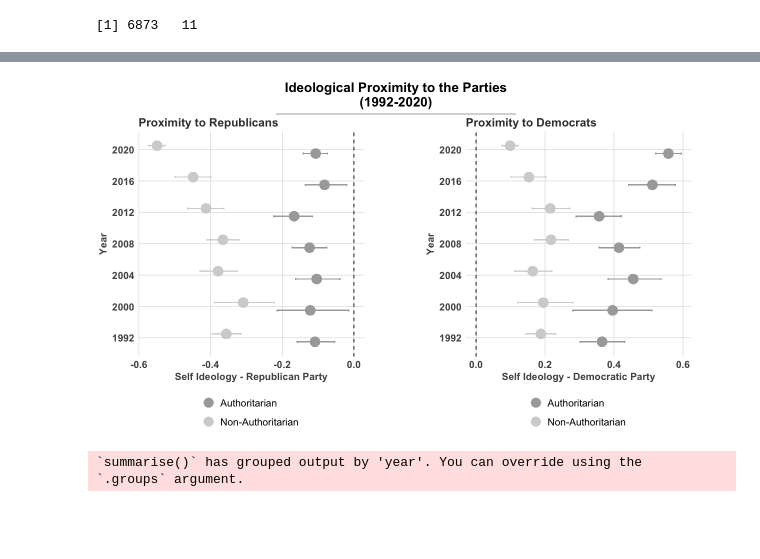
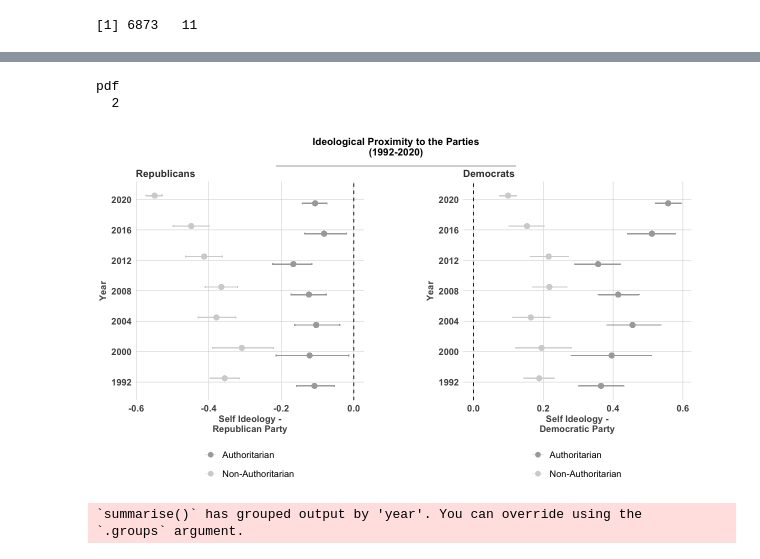
Before and after one commit to crweber9874/authoritarianism_uspolitics, a Jupyter notebook: Chapter Analysis/Chapter 8 Analysis/post_process.ipynb, the cells around one changed output, grey strips where cells are left out. Cells and saved outputs as stored; diff of their text form; code cells hidden in the pictures; blank space fills up the shorter version.

```diff
--- a/Chapter Analysis/Chapter 8 Analysis/post_process.ipynb
+++ b/Chapter Analysis/Chapter 8 Analysis/post_process.ipynb
@@ -175,17 +165,17 @@ A grouped_df: 14 x 12
 options(repr.plot.width = 10, repr.plot.height = 6)
 
 ggtheme <- theme(
-   plot.title = element_text(face = "bold", hjust = 0, vjust = 0, colour = "#3C3C3C", size = 20),
-   axis.text.x = element_text(size = 12, colour = "#535353", face = "bold"),
-   axis.text.y = element_text(size = 12, colour = "#535353", face = "bold"),
-   axis.title = element_text(size = 12, colour = "#535353", face = "bold"),
-   axis.title.y = element_text(size = 12, colour = "#535353", face = "bold", vjust = 1.5),
+   plot.title = element_text(face = "bold", hjust = 0, vjust = 0, colour = "#3C3C3C", size = 12),
+   axis.text.x = element_text(size = 11, colour = "#535353", face = "bold"),
+   axis.text.y = element_text(size = 11, colour = "#535353", face = "bold"),
+   axis.title = element_text(size = 11, colour = "#535353", face = "bold"),
+   axis.title.y = element_text(size = 11, colour = "#535353", face = "bold", vjust = 1.5),
    axis.ticks = element_blank(),
-   strip.text.x = element_text(size = 12),
+   strip.text.x = element_text(size = 11),
    panel.grid.major = element_line(colour = "#D0D0D0", size = .25),
    panel.background = element_rect(fill = "white"),
-   legend.text = element_text(size = 12),
-   legend.title = element_text(size = 16)
+   legend.text = element_text(size = 11),
+   legend.title = element_text(size = 12)
 )
 
 
@@ -205,10 +195,10 @@ a = plotting_data  %>%
   mutate(max = quantile(probability, 0.975)) %>%
   mutate(Authoritarianism = ifelse(authoritarianism == 1, "Authoritarian", "Non-Authoritarian")) %>%
   ggplot(aes(x = factor(year), y = med, ymin = min, ymax = max, colour = Authoritarianism, group = Authoritarianism)) +
-  geom_point(size = 5, alpha = 1, position = position_dodge(width = 0.5)) +
+  geom_point(size = 2.5, alpha = 1, position = position_dodge(width = 0.5)) +
   geom_errorbar(width = 0.10, alpha = 0.3, position = position_dodge(width = 0.5)) +
-  ggtitle("Proximity to Republicans")  +
-  ylab("Self Ideology - Republican Party") +
+  ggtitle("Republicans")  +
+  ylab("Self Ideology -\nRepublican Party") +
   xlab("Year") +
   geom_hline(yintercept = 0, colour = "black", linetype = "dashed")  +
   coord_flip() +
@@ -217,8 +207,8 @@ a = plotting_data  %>%
 theme(legend.position = "bottom")   +
  guides(color = guide_legend(nrow = 2, byrow = TRUE)) +
 theme(legend.title = element_blank()) +
-theme(plot.title = element_text(size = 14, lineheight = 0.9)) +
-   theme(legend.text = element_text(size = 12))
+theme(plot.title = element_text(size = 12, lineheight = 0.9)) +
+   theme(legend.text = element_text(size = 11))
 
 
 
@@ -231,43 +221,48 @@ b = plotting_data  %>%
    mutate(max = quantile(probability, 0.975)) %>%
    mutate(Authoritarianism = ifelse(authoritarianism == 1, "Authoritarian", "Non-Authoritarian")) %>%
    ggplot(aes(x = factor(year), y = med, ymin = min, ymax = max, colour = Authoritarianism,  group = Authoritarianism)) +
-   geom_point(size = 5,, alpha = 1, position = position_dodge(width = 0.5)) +
-   geom_errorbar(width = 0.10, alpha = 0.3, position = position_dodge(width = 0.5)) +
-   ggtitle("Proximity to Democrats") +
-   ylab("Self Ideology - Democratic Party") +
+   geom_point(size = 2.5, alpha = 1, position = position_dodge(width = 0.5)) +
+   geom_errorbar(width = .05, alpha = 0.3, position = position_dodge(width = 0.5)) +
+   ggtitle("Democrats") +
+   ylab("Self Ideology -\nDemocratic Party") +
    xlab("Year") +
    geom_hline(yintercept = 0, colour = "black", linetype = "dashed") +
    coord_flip() +
    scale_colour_manual("", values = c("darkgrey", "lightgrey")) +
    ggtheme +
    theme(legend.position = "bottom")  +
     guides(color = guide_legend(nrow = 2, byrow = TRUE))  +
       theme(legend.title = element_blank()) +
-      theme(plot.title = element_text(size = 14, lineheight = 0.9)) +
-      theme(legend.text = element_text(size = 12))
+      theme(plot.title = element_text(size = 12, lineheight = 0.9)) +
+      theme(legend.text = element_text(size = 11))
 
 
 
 # Combine the plots
 combined_plot <- plot_grid(a, NULL, b, nrow = 1,  ncol = 3,  rel_widths = c(1, .2, 1))
 
 combined_plot <- ggdraw(combined_plot) +
    draw_line(x = c(0.3, 0.7), y = c(0.99, 0.99), color = "lightgrey", size = 1)
 
 
 # Add the main title
 main_title <- ggdraw() +
-   draw_label("Ideological Proximity to the Parties\n(1992-2020)", fontface = "bold", size = 16, x = 0.5, y = 0.5, hjust = 0.5)
+   draw_label("Ideological Proximity to the Parties\n(1992-2020)", fontface = "bold", size = 12, x = 0.5, y = 0.5, hjust = 0.5)
 
 # Combine the main title, combined plot, and caption
 final_plot <- plot_grid(main_title, combined_plot,
    ncol = 1,
    rel_heights = c(.1, 1)
 )
 
 final_plot
+png("/Users/Chris/Dropbox/github_repos/Authoritarianism_book/authoritarianism_uspolitics/images/f8.3.png", width = 6, height = 6, units = "in", res = 300)
+print(final_plot)
+dev.off()
 # %% [output]
+pdf
+  2
-[figure, old version]
+[figure, new version]
 # %%
 plotting_data %>%
   add_linpred_draws(ch8models[["distanceDem"]]) %>%
```
Also changed, not shown: parts of 11 cells of this notebook, 30 other files.
